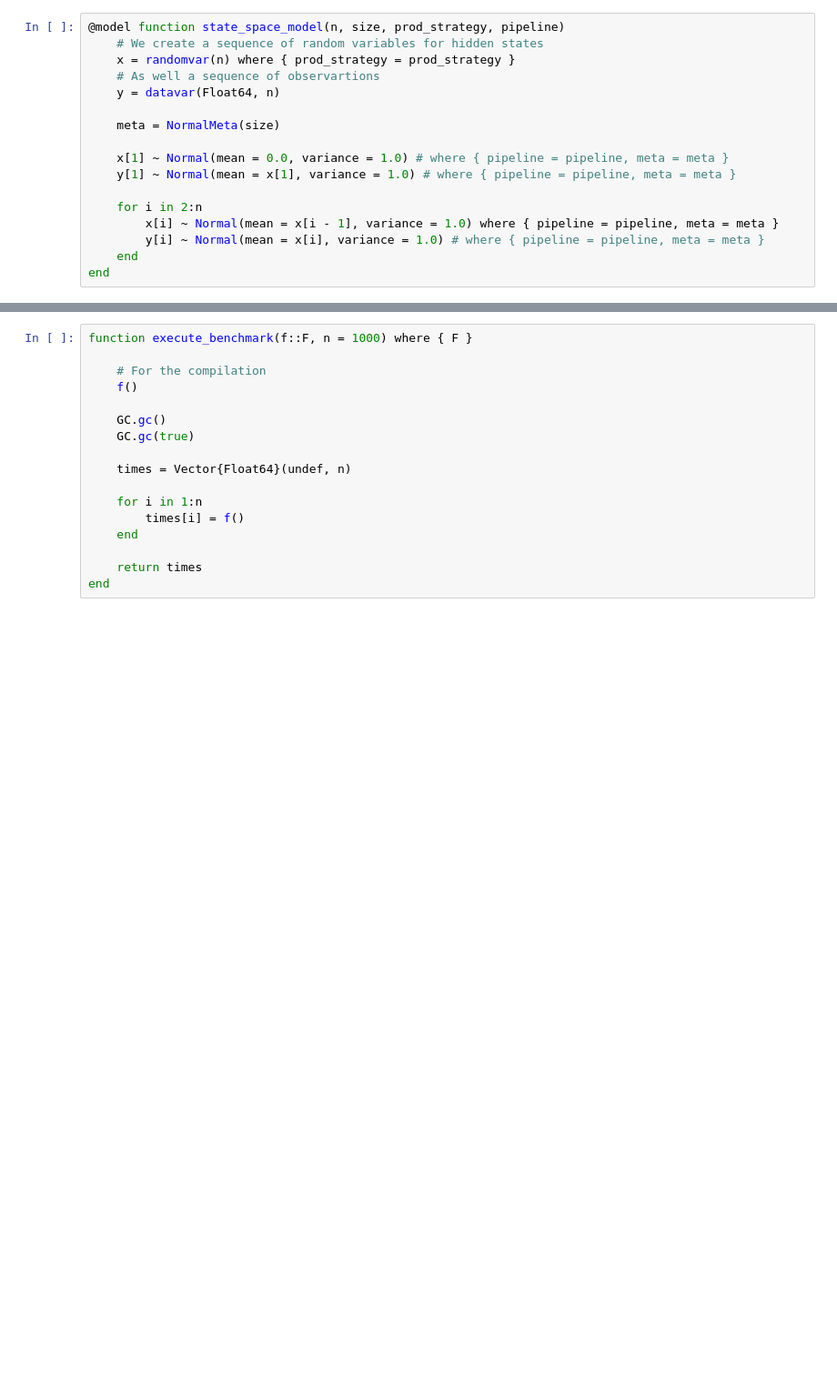
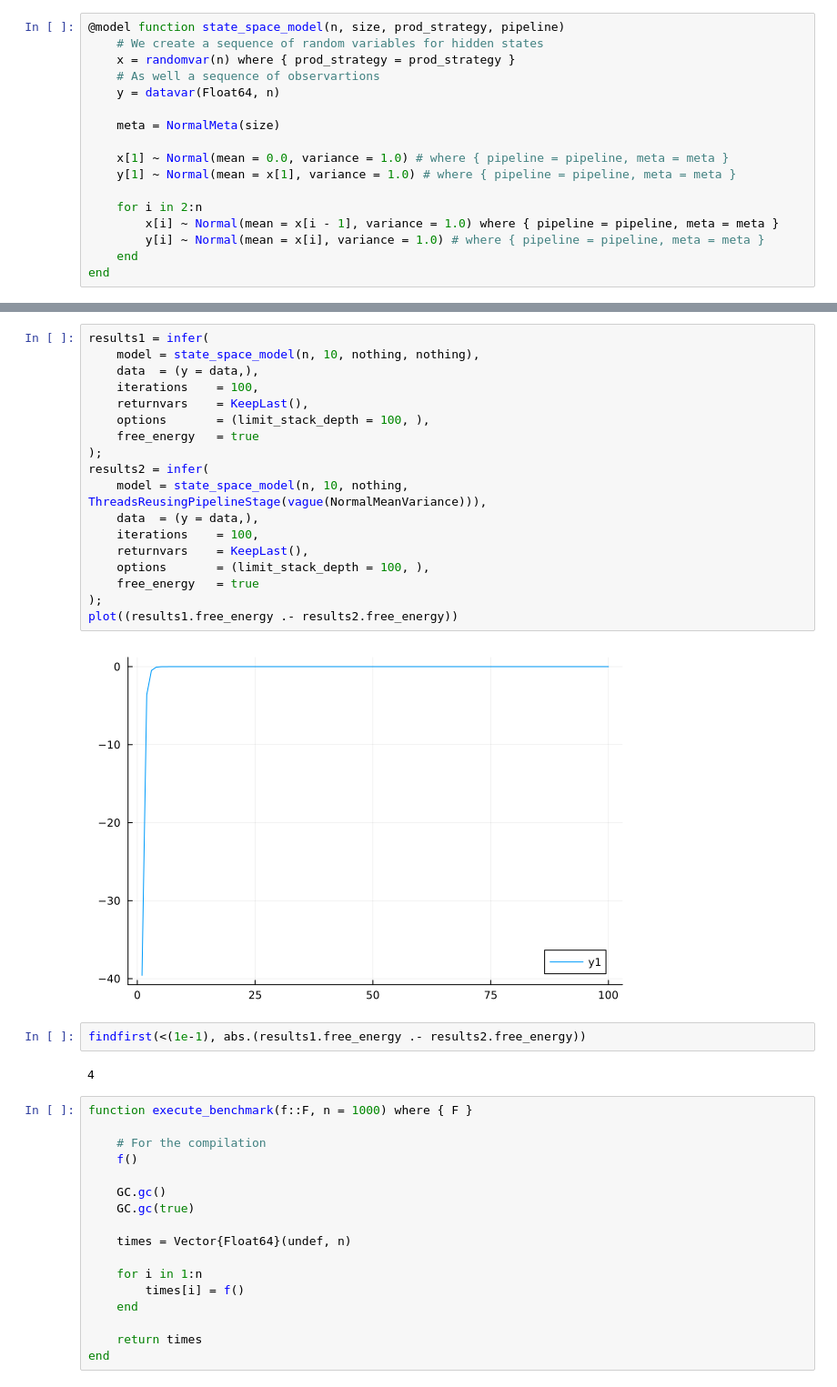
Before and after one commit to biaslab/ThesisParallelMP, a Jupyter notebook: benchmarks/state_space_model.ipynb, the cells around one changed output, grey strips where cells are left out. Shown at 91% size. Saved outputs shown, nothing was run; the diff lists cells and outputs as text; blank space fills up the shorter version.

```diff
--- a/benchmarks/state_space_model.ipynb
+++ b/benchmarks/state_space_model.ipynb
@@ -87,3 +99,27 @@ scatter!(data)
+# %%
+results1 = infer(
+    model = state_space_model(n, 10, nothing, nothing),
+    data  = (y = data,),
+    iterations    = 100,
+    returnvars    = KeepLast(),
+    options       = (limit_stack_depth = 100, ),
+    free_energy   = true
+);
+results2 = infer(
+    model = state_space_model(n, 10, nothing, ThreadsReusingPipelineStage(vague(NormalMeanVariance))),
+    data  = (y = data,),
+    iterations    = 100,
+    returnvars    = KeepLast(),
+    options       = (limit_stack_depth = 100, ),
+    free_energy   = true
+);
+plot((results1.free_energy .- results2.free_energy))
+# %% [output]
+[figure, added]
+# %%
+findfirst(<(1e-1), abs.(results1.free_energy .- results2.free_energy))
+# %% [output]
+4
 # %%
 function execute_benchmark(f::F, n = 1000) where { F }
 
```
Also changed, not shown: parts of 4 cells of this notebook, 1 other file.
